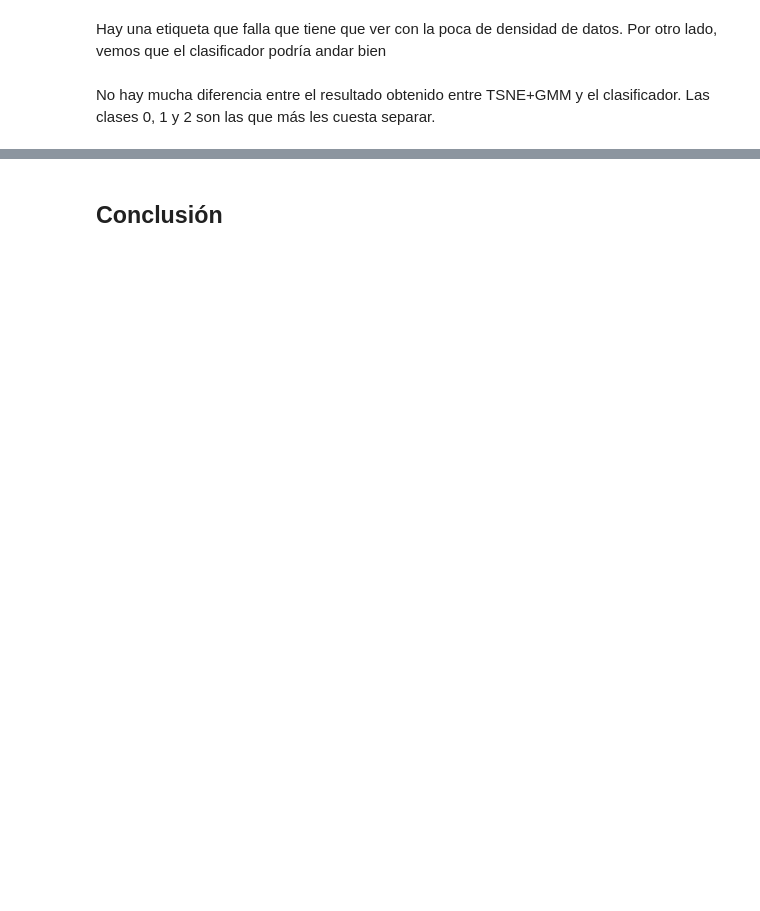
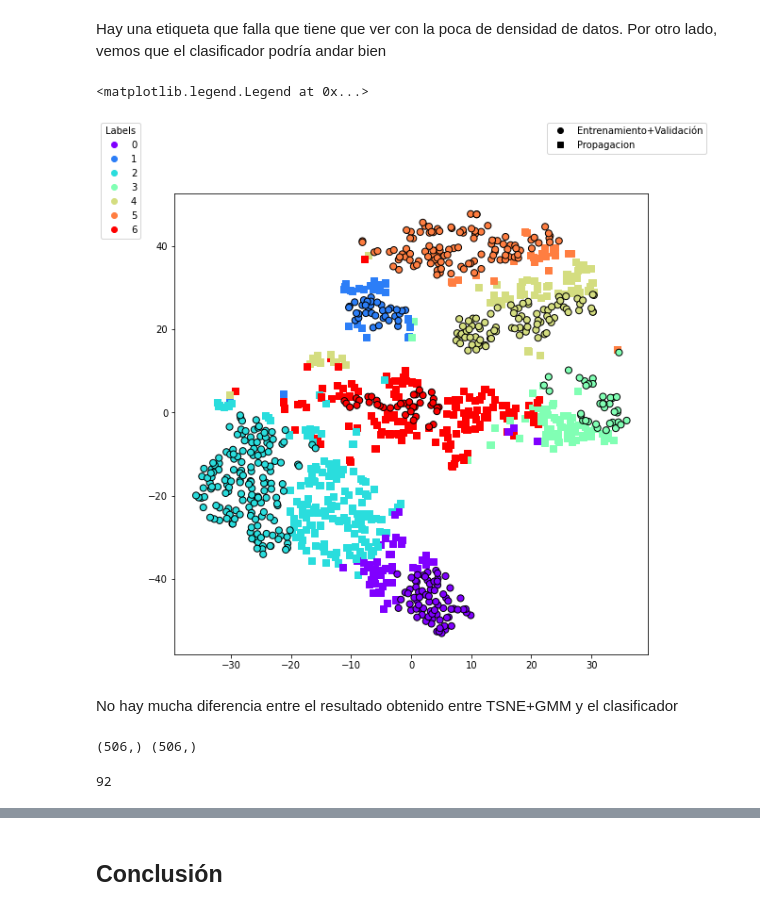
Before and after one commit to ifmelchor/volcano_ML-UNSAM, a Jupyter notebook: modelos/2_Mixtura.ipynb, the cells around one changed output, grey strips where cells are left out. Saved outputs shown, nothing was run; the diff lists cells and outputs as text; code cells hidden in the pictures; blank space fills up the shorter version.

```diff
--- a/modelos/2_Mixtura.ipynb
+++ b/modelos/2_Mixtura.ipynb
@@ -242,19 +275,29 @@ Precision:  0.58
 Hay una etiqueta que falla que tiene que ver con la poca de densidad de datos.
 Por otro lado, vemos que el clasificador podría andar bien
 # %%
-norm = mcolors.Normalize(0, Nc-1)
-fig, ax = plt.subplots(1,1, figsize=(9,9))
-
 X_joint = np.concatenate((X_forlabel, X_labeled))
-Y_joint = np.concatenate((y_result, Y_labeled))
+Y_joint = np.concatenate((y_result, y_best))
+labels = np.arange(Y_joint.max()+1)
 
 tsne_joint = TSNE(init='pca')
 X_joint_2D = tsne_joint.fit_transform(X_joint)
 
-ax.scatter(X_joint_2D[:X_forlabel.shape[0],0], X_joint_2D[:X_forlabel.shape[0],1], marker='s', c=y_result, cmap='jet', norm=norm, s=20)
-ax.scatter(X_joint_2D[X_forlabel.shape[0]:,0], X_joint_2D[X_forlabel.shape[0]:,1], marker='o', ec='k', c=Y_labeled, cmap='jet', norm=norm, s=20)
-h = [plt.Line2D([0], [0], linestyle="none", marker="o", c=cm.get_cmap('jet')(norm(c)), label=c, alpha=1) for c in range(Nc)]
-fig.legend(h, range(Nc), title='Labels')
+X_forlabel_2D = X_joint_2D[:X_forlabel.shape[0],:]
+X_labeled_2D = X_joint_2D[X_forlabel.shape[0]:,:]
+
+fig, ax = plt.subplots(1,1, figsize=(9,9))
+cmap = 'rainbow'
+norm = mcolors.Normalize(Y_joint.min(), Y_joint.max())
+ax.scatter(X_forlabel_2D[:,0], X_forlabel_2D[:,1], marker='s', c=y_result, cmap=cmap, norm=norm, s=50)
+ax.scatter(X_labeled_2D[:,0], X_labeled_2D[:,1], marker='o', ec='k', c=y_best, cmap=cmap, norm=norm, s=50)
+h = [plt.Line2D([0], [0], linestyle="none", marker="o", c=cm.get_cmap(cmap)(norm(c)), label=c, alpha=1) for c in labels]
+h2 = [plt.Line2D([0], [0], linestyle="none", marker="o", c='k', alpha=1)]
+h2 += [plt.Line2D([0], [0], linestyle="none", marker="s", c='k', alpha=1)]
+
+fig.legend(h, labels, title='Labels', loc=2)
+fig.legend(h2, ['Entrenamiento+Validación', 'Propagacion'])
+# %% [output]
+<matplotlib.legend.Legend at 0x...>
+[figure, added]
 # %% [markdown]
-No hay mucha diferencia entre el resultado obtenido entre TSNE+GMM y el clasificador.
-Las clases 0, 1 y 2 son las que más les cuesta separar.
+No hay mucha diferencia entre el resultado obtenido entre TSNE+GMM y el clasificador
@@ -270,0 +304,10 @@ plot_LP_list(map(gen.get, idx))
+# %%
+y_not = list(set(range(1044)) - set(y)) # índices de LP que no fueron usados para entrenar el Logistico
+y_lr = y_result
+y_gmm = y_predict[y_not]
+print(y_lr.shape, y_gmm.shape)
+y_diff = np.array(y_not)[np.where((y_lr-y_gmm) != 0)]
+len(y_diff)
+# %% [output]
+(506,) (506,)
+92
```
Also changed, not shown: parts of 32 cells of this notebook, 1 other file.
